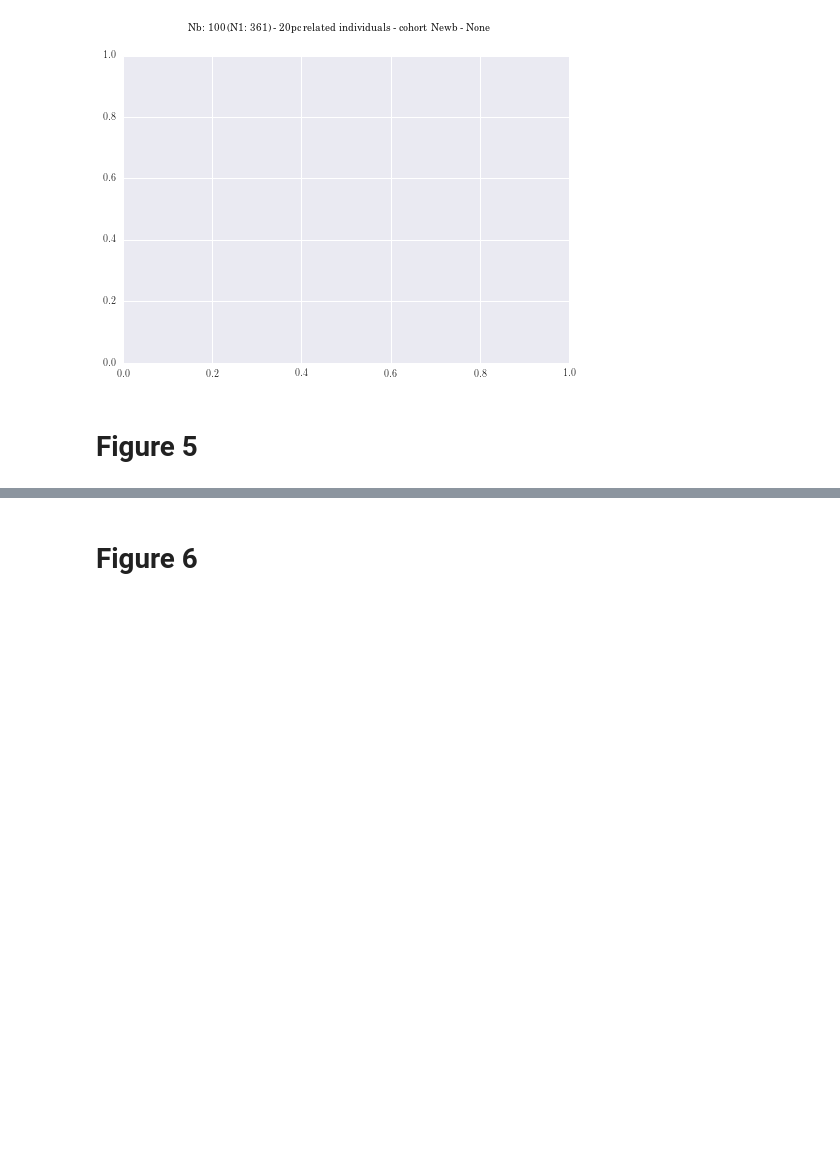
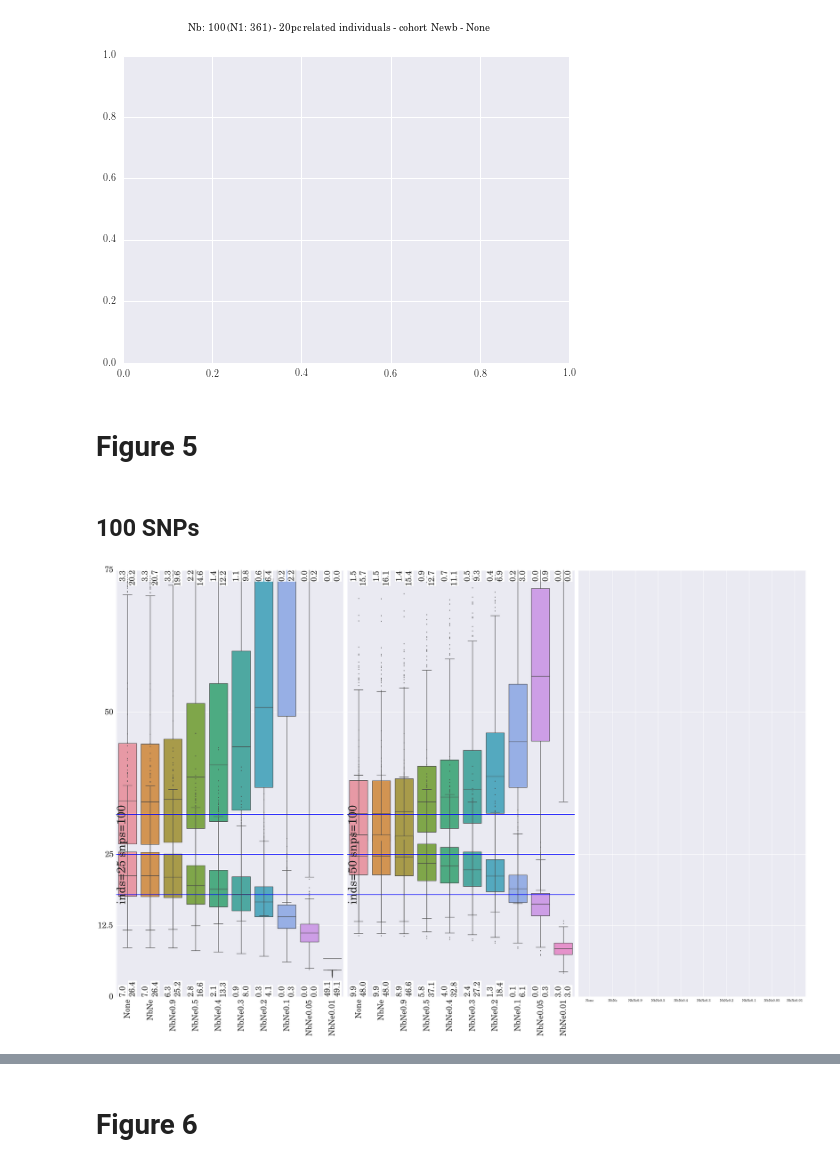
Before and after one commit to tiagoantao/AgeStructureNe, a Jupyter notebook: notebooks/trout/Figures.ipynb, the cells around one changed output, grey strips where cells are left out. Cells and saved outputs as stored; diff of their text form; code cells hidden in the pictures; blank space fills up the shorter version.

```diff
--- a/notebooks/trout/Figures.ipynb
+++ b/notebooks/trout/Figures.ipynb
@@ -163,4 +165,11 @@ fig = plot.do_rel(case, "bulltrout", 361, 50, 'NbNe')
 # %% [markdown]
 # Figure 5
+# %% [markdown]
+## 100 SNPs
+# %%
+case = trout.load_file(pref, 40, mydir='../..')
+fig = plot.compare_correction_ci(case, 'bulltrout', 86, [100], [25, 50, 100])
+# %% [output]
+[figure, added]
 # %%
 case = trout.load_file(pref, 40, mydir='../..')
```
Also changed, not shown: parts of 17 cells of this notebook.
